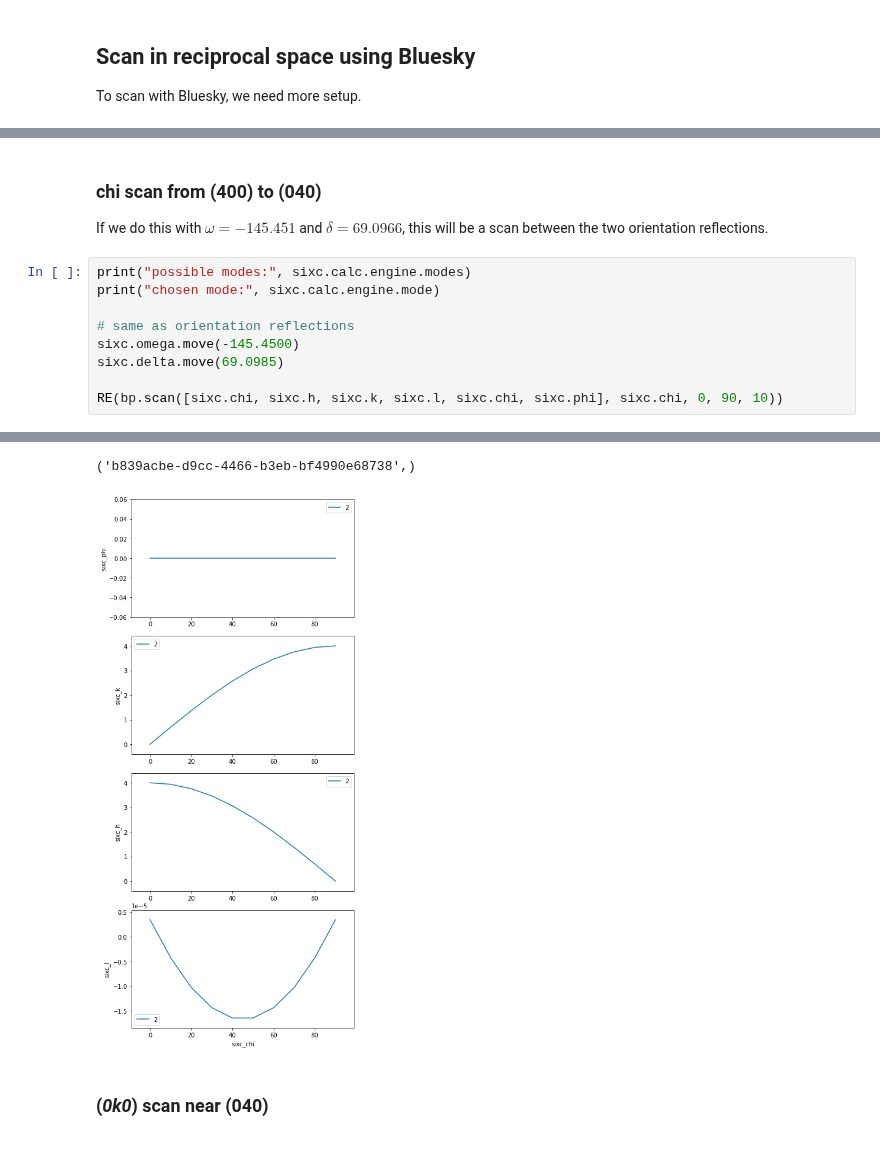
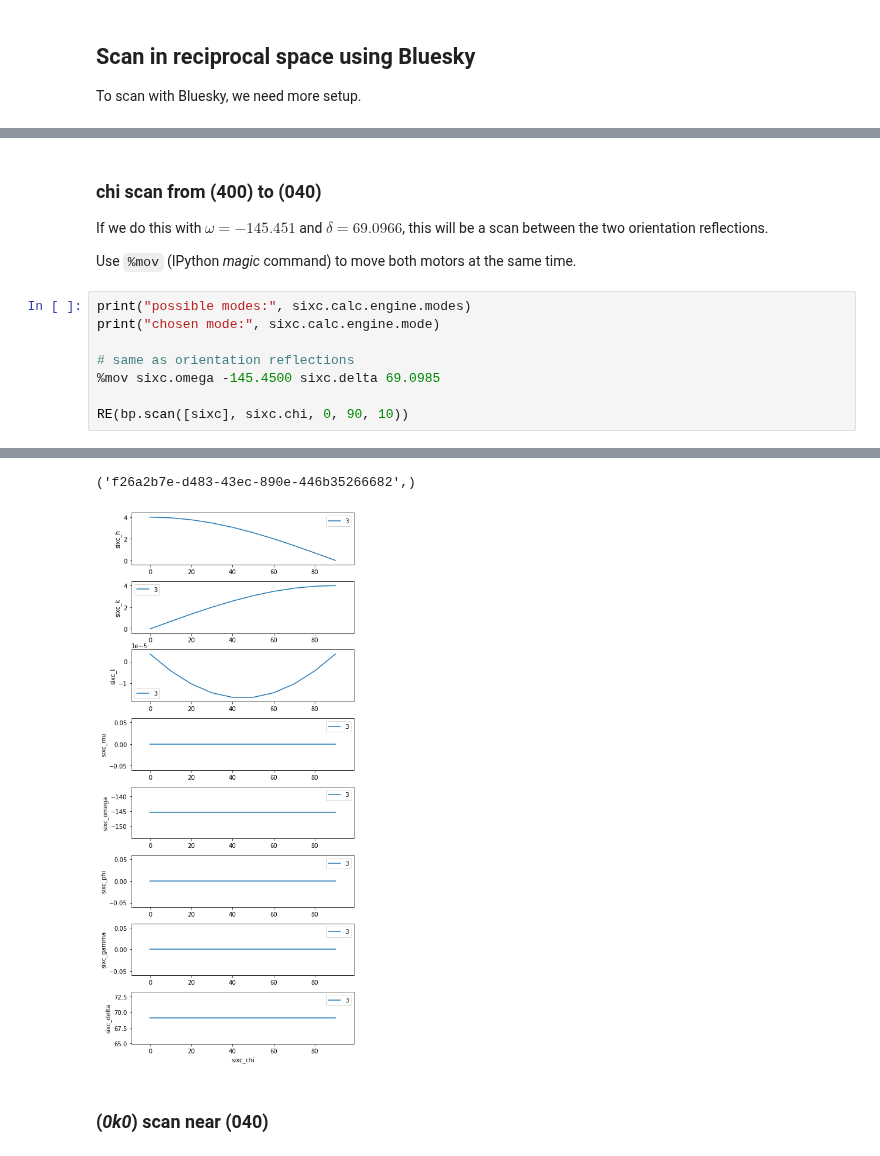
Before and after one commit to bluesky/hklpy, a Jupyter notebook: examples/geo_e6c.ipynb, the cells around one changed output, grey strips where cells are left out. Saved outputs shown, nothing was run; the diff lists cells and outputs as text.

```diff
--- a/examples/geo_e6c.ipynb
+++ b/examples/geo_e6c.ipynb
@@ -359,15 +365,16 @@ generator scan ['64e3e2ef'] (scan num: 1)
 ### chi scan from (400) to (040)
 
 If we do this with $\omega=-145.451$ and $\delta=69.0966$, this will be a scan between the two orientation reflections.
+
+Use `%mov` (IPython *magic* command) to move both motors at the same time.
 # %%
 print("possible modes:", sixc.calc.engine.modes)
 print("chosen mode:", sixc.calc.engine.mode)
 
 # same as orientation reflections
-sixc.omega.move(-145.4500)
-sixc.delta.move(69.0985)
+%mov sixc.omega -145.4500 sixc.delta 69.0985
 
-RE(bp.scan([sixc.chi, sixc.h, sixc.k, sixc.l, sixc.chi, sixc.phi], sixc.chi, 0, 90, 10))
+RE(bp.scan([sixc], sixc.chi, 0, 90, 10))
 # %% [output]
 possible modes: ['bissector_vertical', 'constant_omega_vertical', 'constant_chi_vertical', 'constant_phi_vertical', 'lifting_detector_phi', 'lifting_detector_omega', 'lifting_detector_mu', 'double_dif ...
 chosen mode: constant_phi_vertical
@@ -389,5 +396,5 @@ generator scan ['b839acbe'] (scan num: 2)
-('b839acbe-d9cc-4466-b3eb-bf4990e68738',)
+('f26a2b7e-d483-43ec-890e-446b35266682',)
-[figure, old version]
+[figure, new version]
 # %% [markdown]
 ### (_0k0_) scan near (040)
 # %%
```
Also changed, not shown: parts of 7 cells of this notebook.
